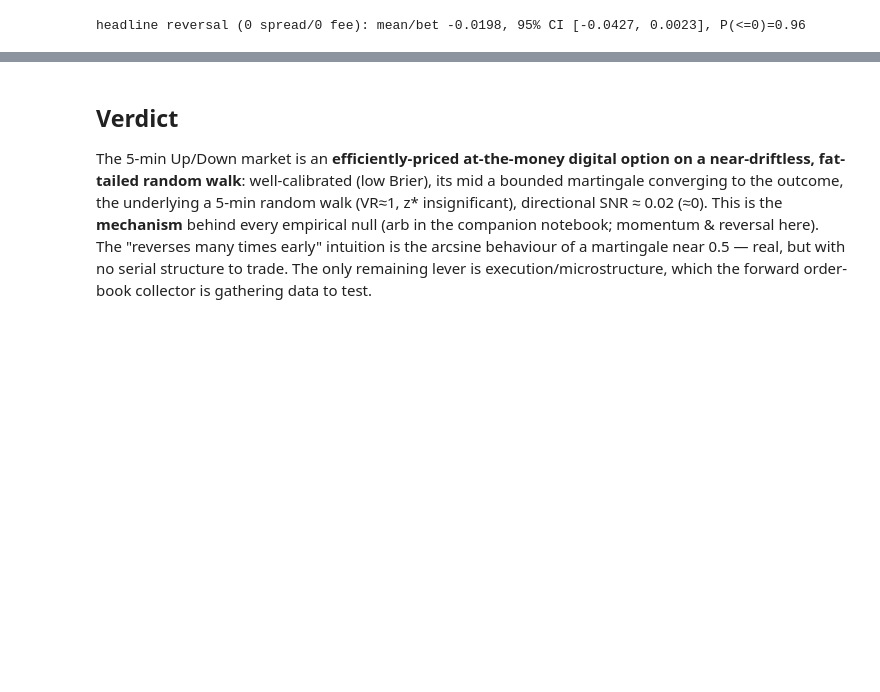
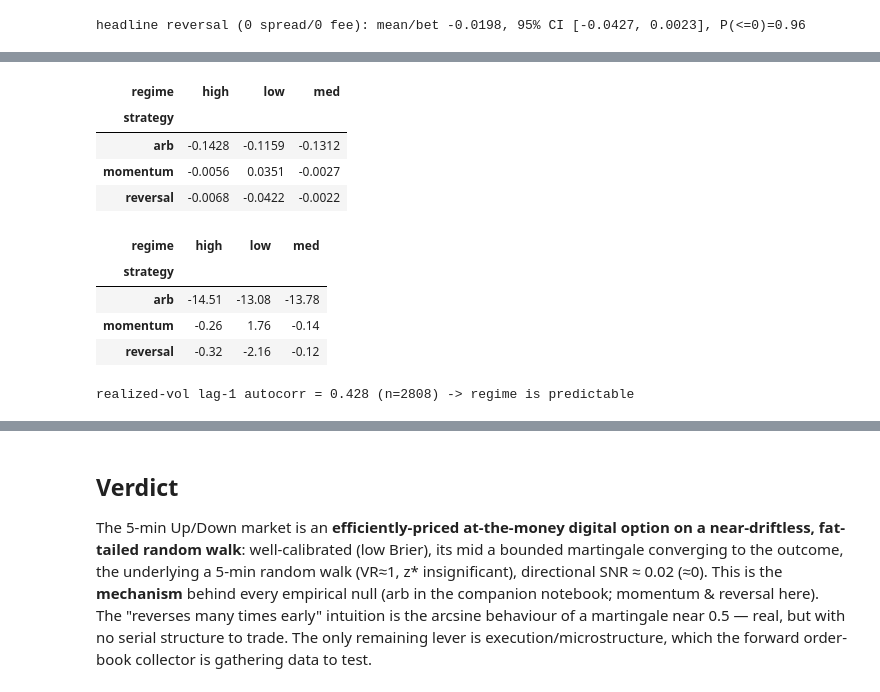
Before and after one commit to klaachkinggit/polymarket-5min, a Jupyter notebook: notebooks/market_dynamics_and_reversal.ipynb, the cells around one changed output, grey strips where cells are left out. Saved outputs shown, nothing was run; the diff lists cells and outputs as text; code cells hidden in the pictures; blank space fills up the shorter version.

```diff
--- a/notebooks/market_dynamics_and_reversal.ipynb
+++ b/notebooks/market_dynamics_and_reversal.ipynb
@@ -237,0 +244,22 @@ headline reversal (0 spread/0 fee): mean/bet -0.0198, 95% CI [-0.0427, 0.0023],
+# %%
+from polymarket_arb.regimes import (regime_rows, label_terciles, regime_performance,
+                                    vol_persistence, vol_by_hour, REGIMES)
+rows = regime_rows(allw, spot_dir="../data/spot")
+q1, q2 = label_terciles(rows)
+perf = pd.DataFrame(regime_performance(rows))
+display(perf.pivot(index="strategy", columns="regime", values="mean_pnl").round(4))
+display(perf.pivot(index="strategy", columns="regime", values="t").round(2))
+vp = vol_persistence(allw, spot_dir="../data/spot")
+print(f"realized-vol lag-1 autocorr = {vp['autocorr']:.3f} (n={vp['n']}) -> regime is predictable")
+# %% [output]
+| regime | high | low | med |
+| strategy |  |  |  |
+| arb | -0.1428 | -0.1159 | -0.1312 |
+| momentum | -0.0056 | 0.0351 | -0.0027 |
+| reversal | -0.0068 | -0.0422 | -0.0022 |
+| regime | high | low | med |
+| strategy |  |  |  |
+| arb | -14.51 | -13.08 | -13.78 |
+| momentum | -0.26 | 1.76 | -0.14 |
+| reversal | -0.32 | -2.16 | -0.12 |
+realized-vol lag-1 autocorr = 0.428 (n=2808) -> regime is predictable
```
Also changed, not shown: parts of 3 cells of this notebook, 9 other files.
